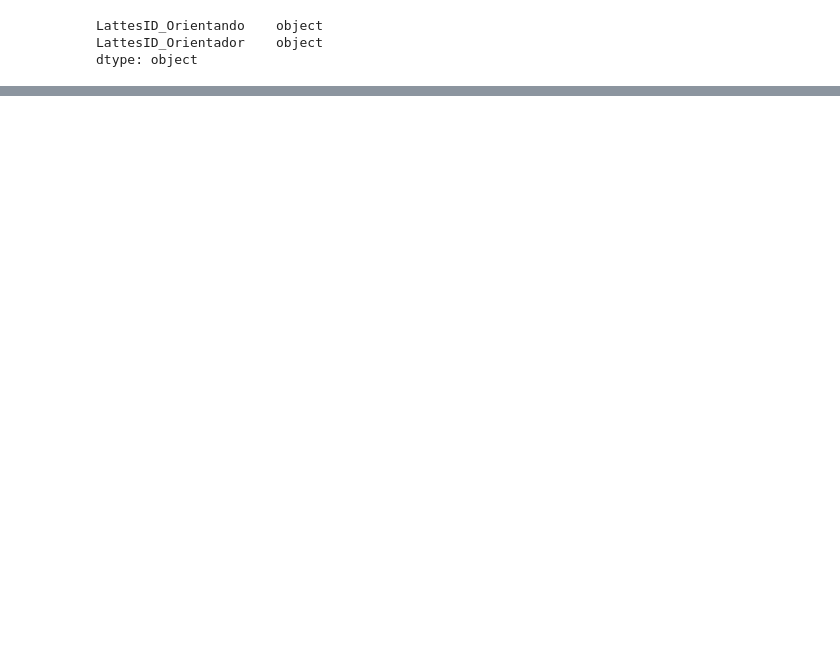
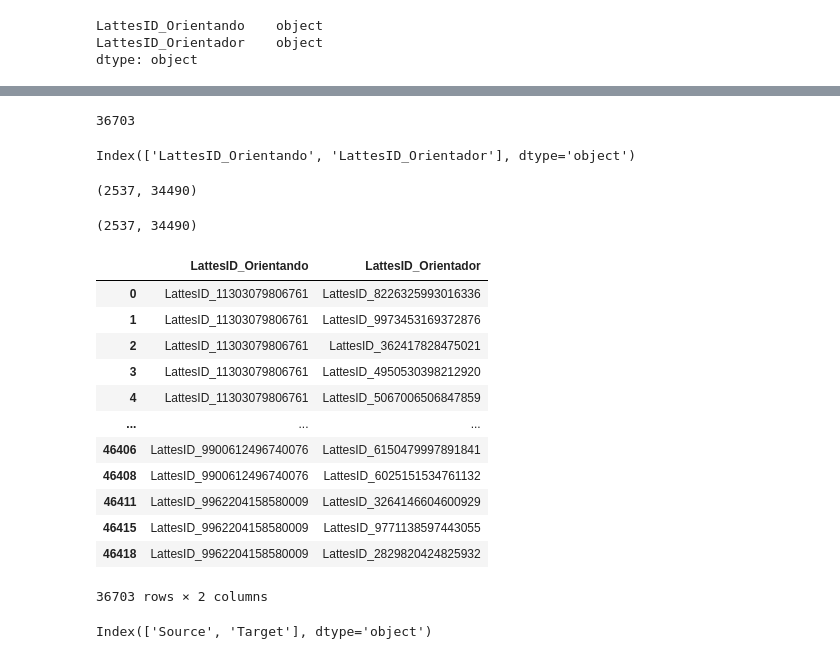
Before and after one commit to yagoprimerano/Network-Analysis-Lattes, a Jupyter notebook: notebooks/3.orientacoes.ipynb, the cells around one changed output, grey strips where cells are left out. Cells and saved outputs as stored; diff of their text form; code cells hidden in the pictures; blank space fills up the shorter version.

```diff
--- a/notebooks/3.orientacoes.ipynb
+++ b/notebooks/3.orientacoes.ipynb
@@ -179,5 +430,5 @@ len(df_orient)
 # %% [output]
 38342
 # %%
-df_orient = pd.concat([df_orient, sec_mask], axis=0, ignore_index=True)
+df_final = pd.concat([df_final, sec_mask], axis=0, ignore_index=True)
 # %%
@@ -187,3 +440,3 @@ len(df_orient)
 # %%
-df_orient.drop_duplicates(inplace=True)
+df_final.drop_duplicates(inplace=True)
 # %%
@@ -301,0 +461,40 @@ plt.show()
+# %%
+# Removing lines where the two columns have the same value
+
+# (this is caused both by first and second mask
+df_final = df_final[df_final['LattesID_Orientando'] != df_final['LattesID_Orientador']]
+# %%
+len(df_final)
+# %% [output]
+36703
+# %%
+df_final.columns
+# %% [output]
+Index(['LattesID_Orientando', 'LattesID_Orientador'], dtype='object')
+# %%
+len(df_final.LattesID_Orientando.unique()), len(df_final.LattesID_Orientador.unique())
+# %% [output]
+(2537, 34490)
+# %%
+df_final.LattesID_Orientando = df_final.LattesID_Orientando.apply(lambda x: f'LattesID_{x}')
+df_final.LattesID_Orientador = df_final.LattesID_Orientador.apply(lambda x: f'LattesID_{x}')
+# %%
+len(df_final.LattesID_Orientando.unique()), len(df_final.LattesID_Orientador.unique())
+# %% [output]
+(2537, 34490)
+# %%
+df_final
+# %% [output]
+|  | LattesID_Orientando | LattesID_Orientador |
+| 0 | LattesID_11303079806761 | LattesID_8226325993016336 |
+| 1 | LattesID_11303079806761 | LattesID_9973453169372876 |
+| 2 | LattesID_11303079806761 | LattesID_362417828475021 |
+| 3 | LattesID_11303079806761 | LattesID_4950530398212920 |
+| 4 | LattesID_11303079806761 | LattesID_5067006506847859 |
+| ... | ... | ... |
+| 46406 | LattesID_9900612496740076 | LattesID_6150479997891841 |
+| 46408 | LattesID_9900612496740076 | LattesID_6025151534761132 |
+| 46411 | LattesID_9962204158580009 | LattesID_3264146604600929 |
+| 46415 | LattesID_9962204158580009 | LattesID_9771138597443055 |
+| 46418 | LattesID_9962204158580009 | LattesID_2829820424825932 |
+36703 rows × 2 columns
@@ -301,0 +507,4 @@ plt.show()
+# %%
+df_final.columns
+# %% [output]
+Index(['Source', 'Target'], dtype='object')
```
Also changed, not shown: parts of 74 cells of this notebook, 9 other files.
